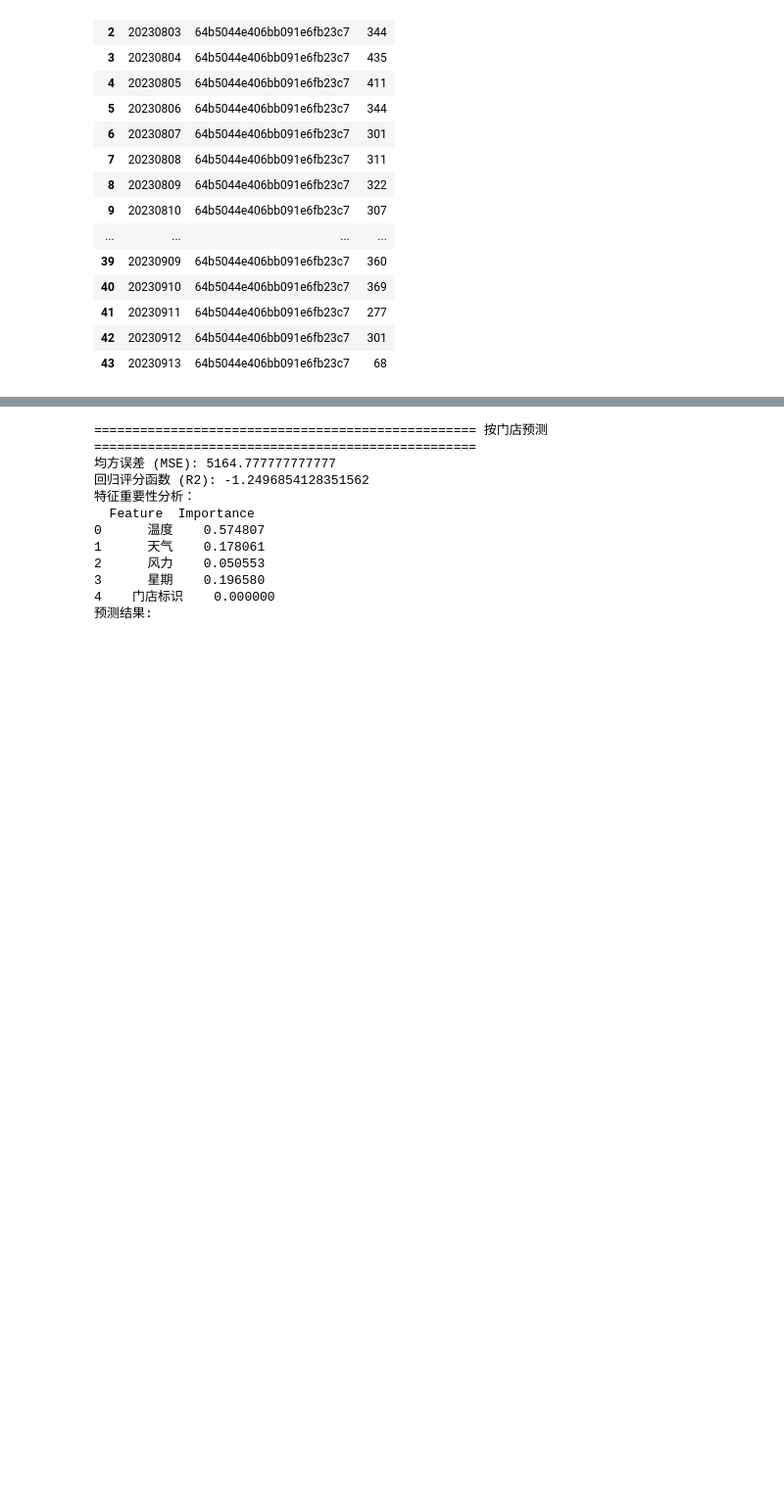
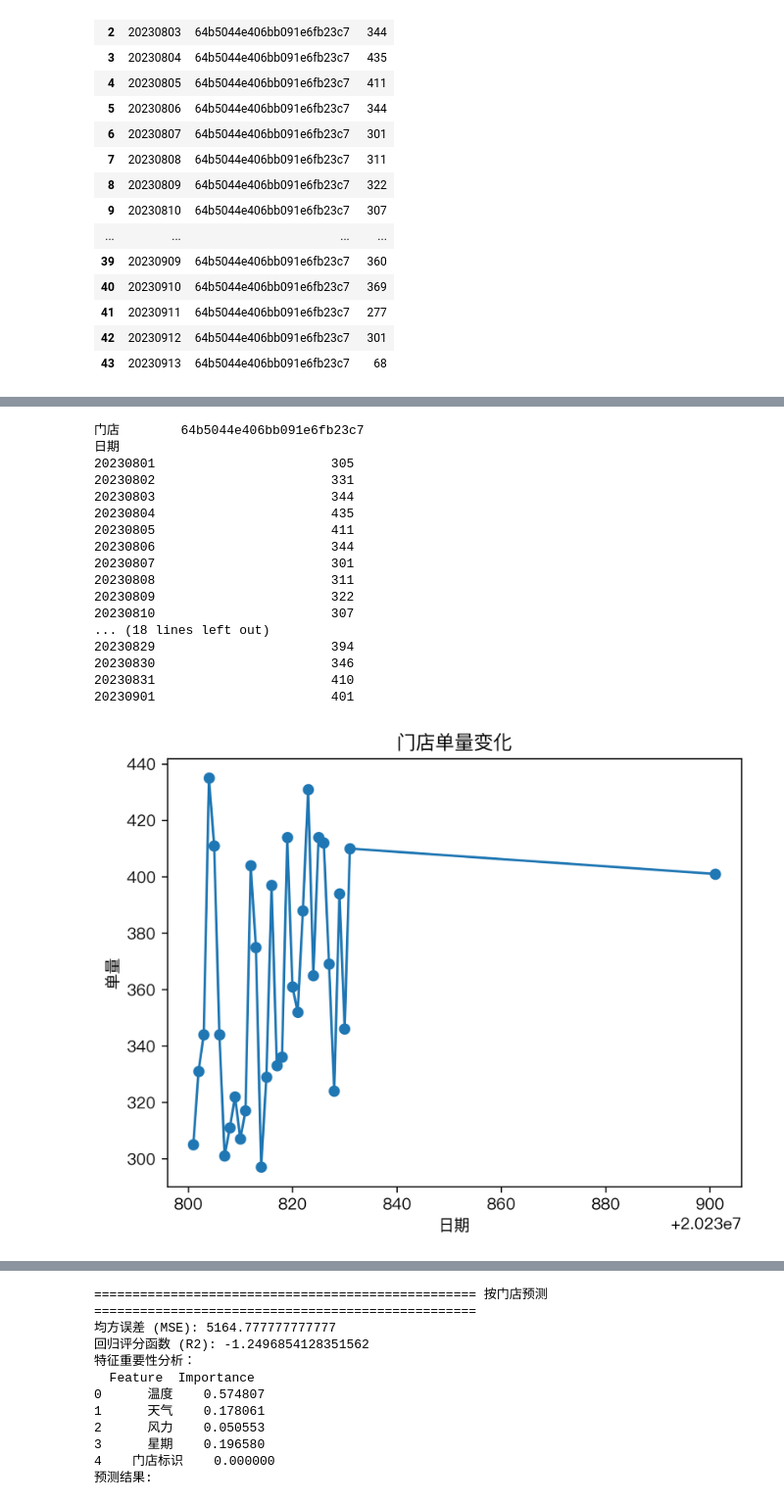
Before and after one commit to pql-eternally/algorithm, a Jupyter notebook: python/qpandas/骑手排班计划.ipynb, the cells around one changed output, grey strips where cells are left out. Shown at 98% size. Saved outputs shown, nothing was run; the diff lists cells and outputs as text; code cells hidden in the pictures; blank space fills up the shorter version.

Commit message:
add data

```diff
--- a/python/qpandas/骑手排班计划.ipynb
+++ b/python/qpandas/骑手排班计划.ipynb
@@ -229,3 +251,38 @@ store_weather_day_order_df
+# %%
+# 绘制温度对单量
+fig, ax = plt.subplots(dpi=300)
+store_order_df = store_weather_day_order_df[store_weather_day_order_df['日期'] <= 20230901]
+store_order_data = store_order_df.set_index(['门店', '日期'])['单量']
+store_order_data = store_order_data.unstack('门店')
+print(store_order_data)
+store_order_data['64b5044e406bb091e6fb23c7'].sort_index().plot(
+    ax=fig.gca(),
+    ylabel='单量',
+    xlabel='日期',
+    linestyle='-',
+    marker='o',
+)
+plt.title('门店单量变化')
+plt.show()
+# %% [output]
+门店        64b5044e406bb091e6fb23c7
+日期
+20230801                       305
+20230802                       331
+20230803                       344
+20230804                       435
+20230805                       411
+20230806                       344
+20230807                       301
+20230808                       311
+20230809                       322
+20230810                       307
+... (18 lines left out)
+20230829                       394
+20230830                       346
+20230831                       410
+20230901                       401
+[figure, added]
 # %%
 # 按日期合并天气数据
 df = day_order_df.merge(weather_df, on='日期', how='inner')
```
Also changed, not shown: parts of 2 cells of this notebook, 2 other files.
